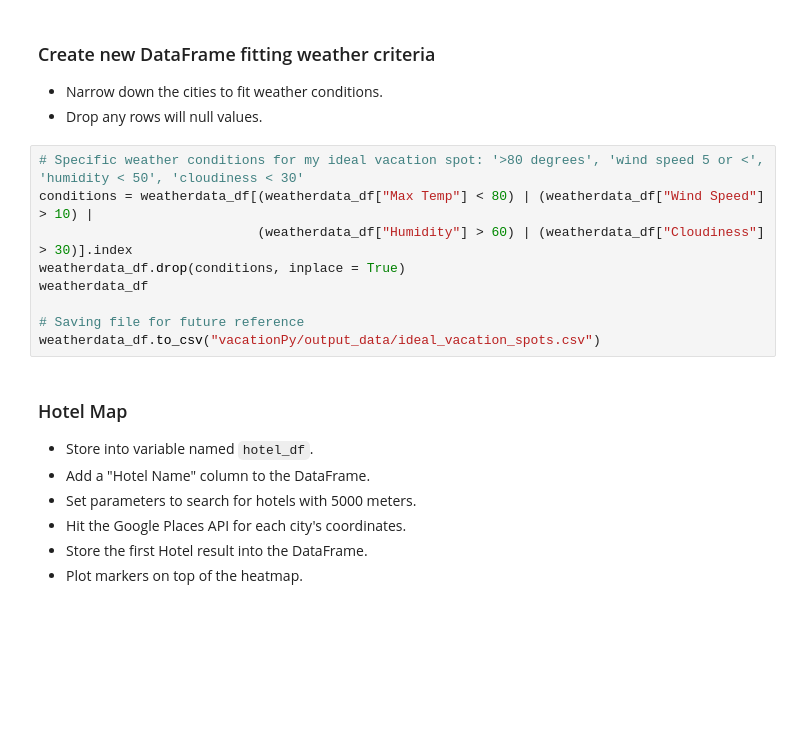
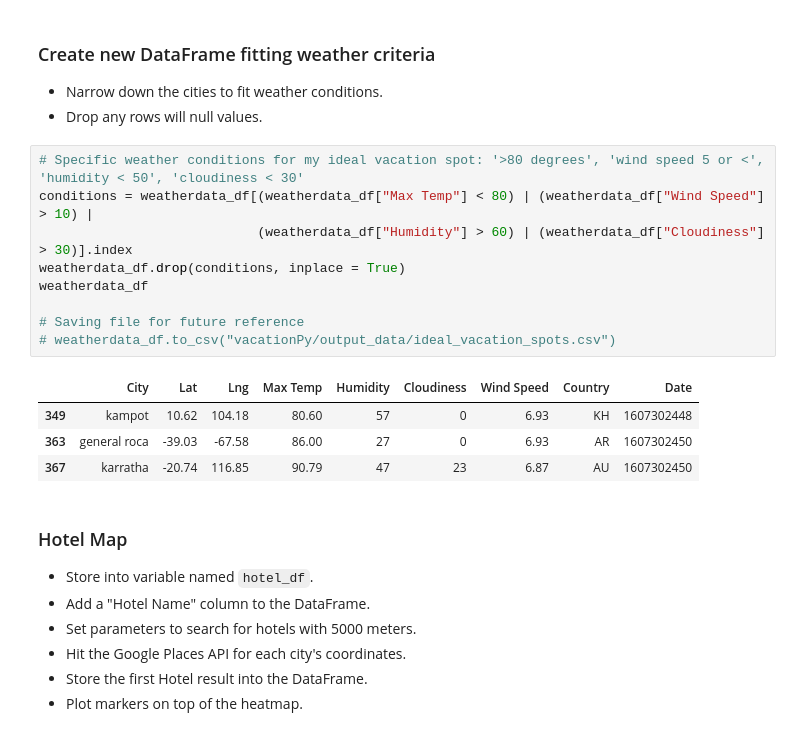
Before and after one commit to jforbis/python-api-challenge, a Jupyter notebook: VacationPy.ipynb, the cells around one changed output. Cells and saved outputs as stored; diff of their text form; blank space fills up the shorter version.

```diff
--- a/VacationPy.ipynb
+++ b/VacationPy.ipynb
@@ -78,12 +79,17 @@ fig
 # %%
 # Specific weather conditions for my ideal vacation spot: '>80 degrees', 'wind speed 5 or <', 'humidity < 50', 'cloudiness < 30'
 conditions = weatherdata_df[(weatherdata_df["Max Temp"] < 80) | (weatherdata_df["Wind Speed"] > 10) |
                             (weatherdata_df["Humidity"] > 60) | (weatherdata_df["Cloudiness"] > 30)].index
 weatherdata_df.drop(conditions, inplace = True)
 weatherdata_df
 
 # Saving file for future reference
-weatherdata_df.to_csv("vacationPy/output_data/ideal_vacation_spots.csv")
+# weatherdata_df.to_csv("vacationPy/output_data/ideal_vacation_spots.csv")
+# %% [output]
+|  | City | Lat | Lng | Max Temp | Humidity | Cloudiness | Wind Speed | Country | Date |
+| 349 | kampot | 10.62 | 104.18 | 80.60 | 57 | 0 | 6.93 | KH | 1607302448 |
+| 363 | general roca | -39.03 | -67.58 | 86.00 | 27 | 0 | 6.93 | AR | 1607302450 |
+| 367 | karratha | -20.74 | 116.85 | 90.79 | 47 | 23 | 6.87 | AU | 1607302450 |
 # %% [markdown]
 ### Hotel Map
 * Store into variable named `hotel_df`.
```
Also changed, not shown: parts of 5 cells of this notebook.
